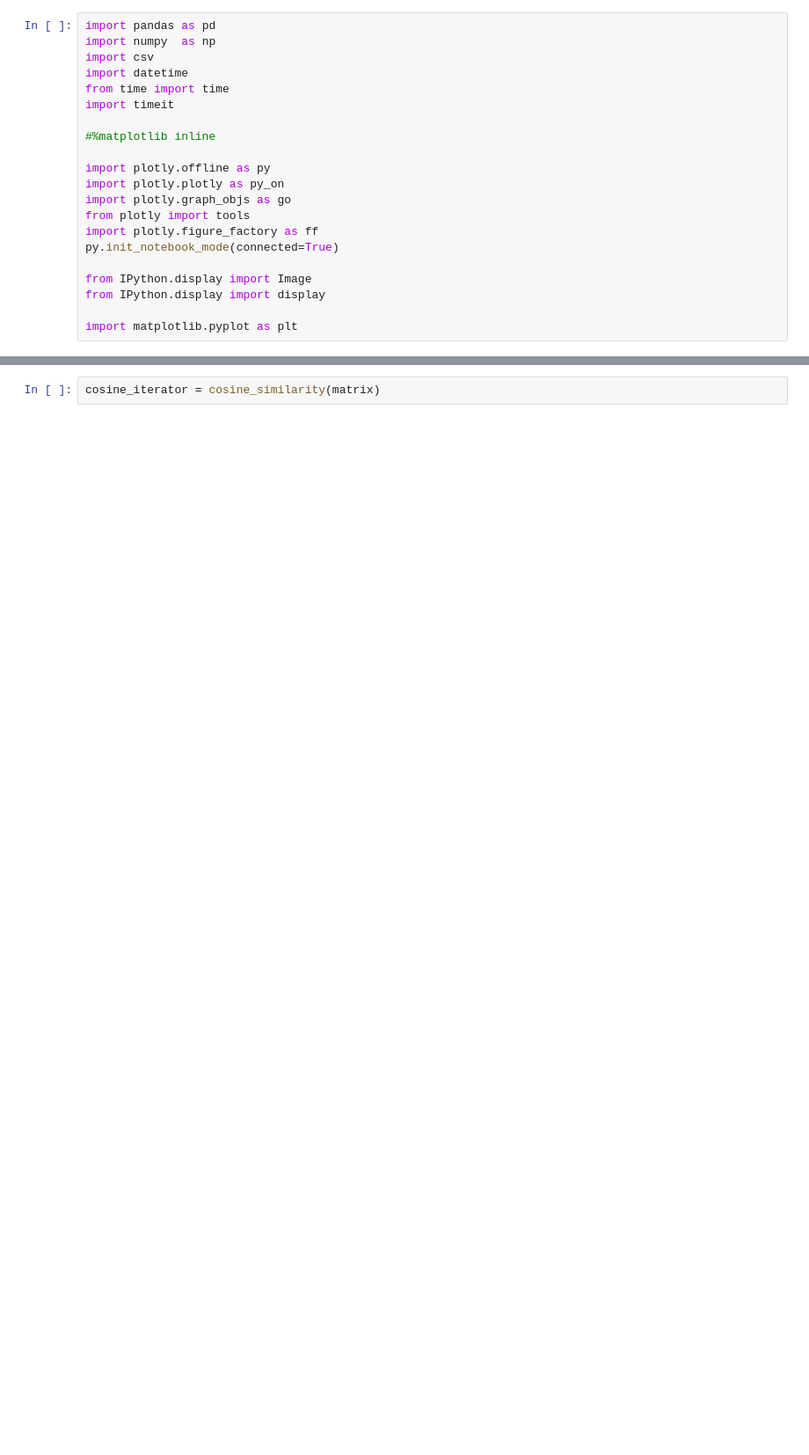
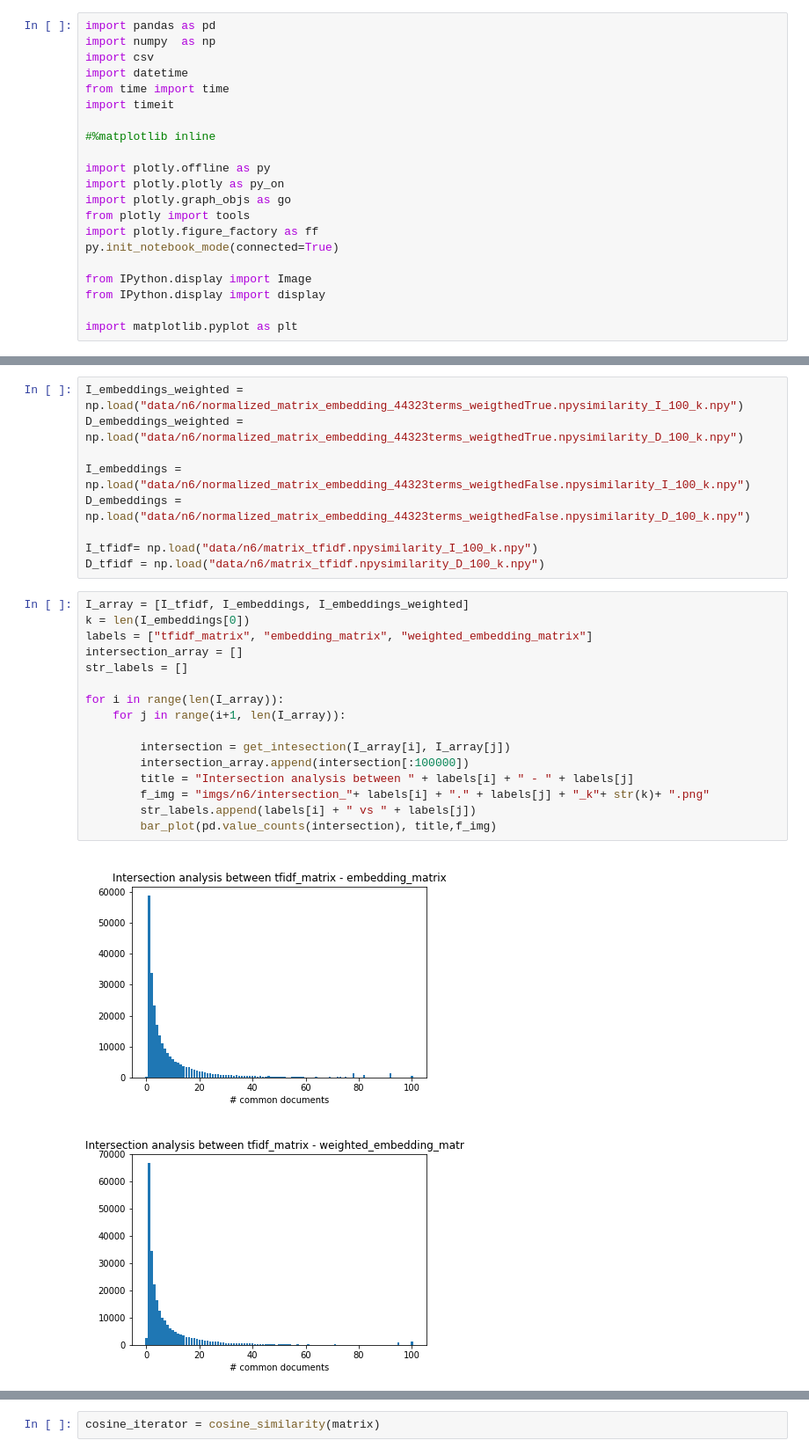
Before and after one commit to fabiana001/anacAnalysis, a Jupyter notebook: notebooks/6_Graph_layer_generation.ipynb, the cells around one changed output, grey strips where cells are left out. Shown at 88% size. Cells and saved outputs as stored; diff of their text form; blank space fills up the shorter version.

```diff
--- a/notebooks/6_Graph_layer_generation.ipynb
+++ b/notebooks/6_Graph_layer_generation.ipynb
@@ -409,0 +769,28 @@ there are 11396 all zero rows
+# %%
+I_embeddings_weighted = np.load("data/n6/normalized_matrix_embedding_44323terms_weigthedTrue.npysimilarity_I_100_k.npy")
+D_embeddings_weighted = np.load("data/n6/normalized_matrix_embedding_44323terms_weigthedTrue.npysimilarity_D_100_k.npy")
+
+I_embeddings = np.load("data/n6/normalized_matrix_embedding_44323terms_weigthedFalse.npysimilarity_I_100_k.npy")
+D_embeddings = np.load("data/n6/normalized_matrix_embedding_44323terms_weigthedFalse.npysimilarity_D_100_k.npy")
+
+I_tfidf= np.load("data/n6/matrix_tfidf.npysimilarity_I_100_k.npy")
+D_tfidf = np.load("data/n6/matrix_tfidf.npysimilarity_D_100_k.npy")
+# %%
+I_array = [I_tfidf, I_embeddings, I_embeddings_weighted]
+k = len(I_embeddings[0])
+labels = ["tfidf_matrix", "embedding_matrix", "weighted_embedding_matrix"]
+intersection_array = []
+str_labels = []
+
+for i in range(len(I_array)):
+    for j in range(i+1, len(I_array)):
+
+        intersection = get_intesection(I_array[i], I_array[j])
+        intersection_array.append(intersection[:100000])
+        title = "Intersection analysis between " + labels[i] + " - " + labels[j]
+        f_img = "imgs/n6/intersection_"+ labels[i] + "." + labels[j] + "_k"+ str(k)+ ".png"
+        str_labels.append(labels[i] + " vs " + labels[j])
+        bar_plot(pd.value_counts(intersection), title,f_img)
+# %% [output]
+[figure, added]
+[figure, added]
```
Also changed, not shown: parts of 81 cells of this notebook, 18 other files.
